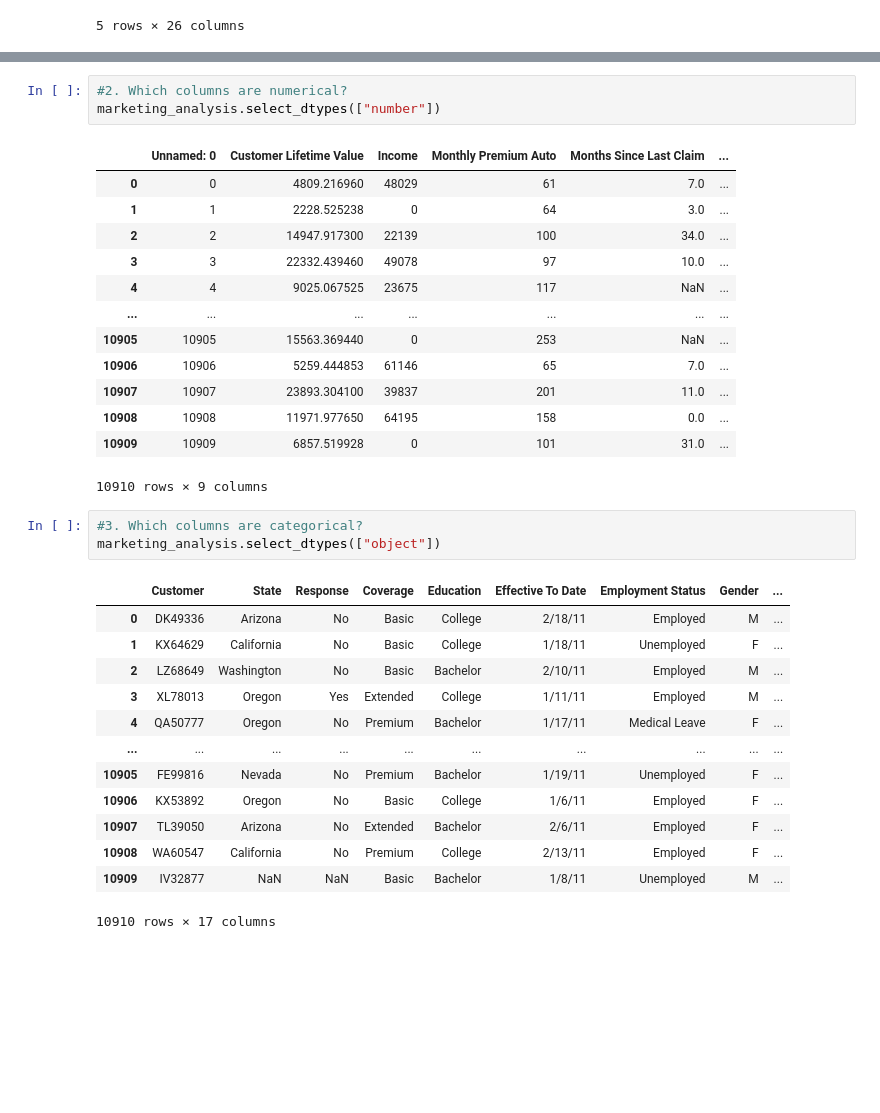
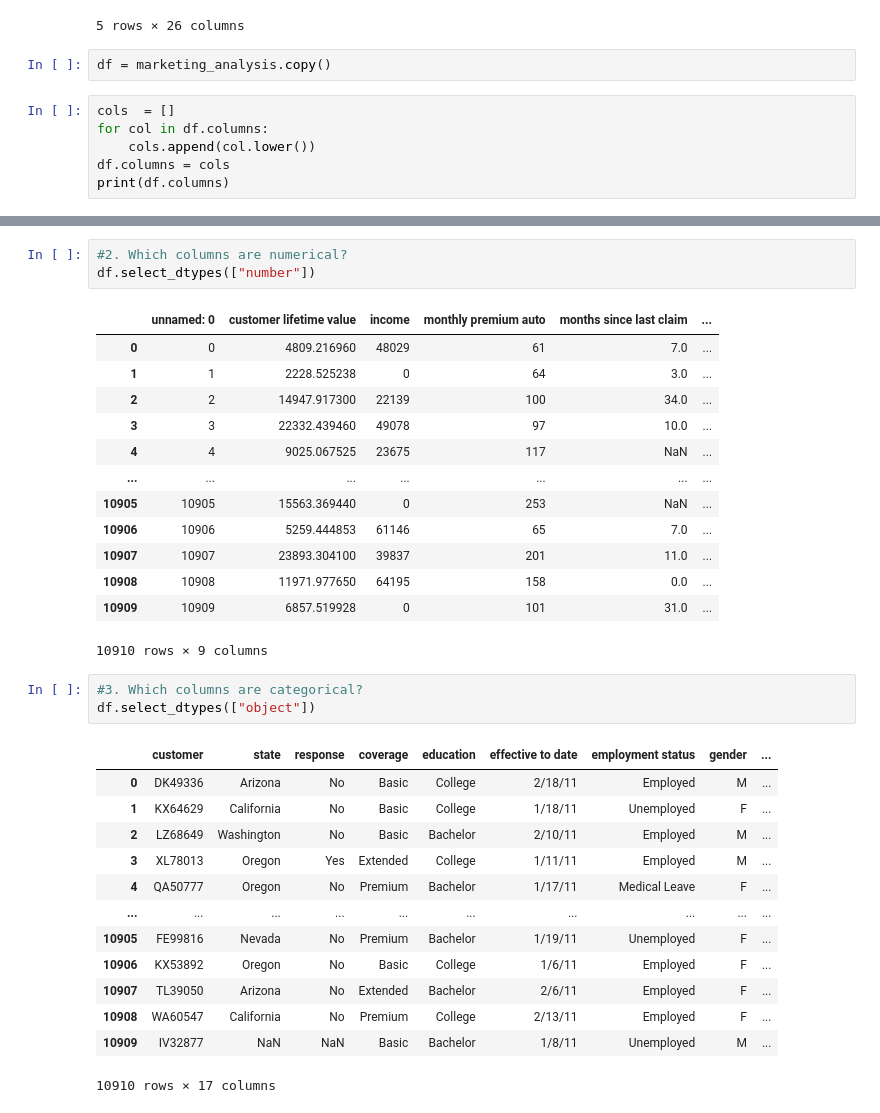
Before and after one commit to sorianom23/lab-customer-analysis-round-2, a Jupyter notebook: Lab-costumer-analysis-round-2.ipynb, the cells around one changed output, grey strips where cells are left out. Drawn from its saved outputs; the diff is of its cells as text; blank space fills up the shorter version.

```diff
--- a/Lab-costumer-analysis-round-2.ipynb
+++ b/Lab-costumer-analysis-round-2.ipynb
@@ -41,3 +41,11 @@ marketing_analysis.head()
 | 3 | 3 | XL78013 | Oregon | 22332.439460 | Yes | Extended | College | 1/11/11 | ... |
 | 4 | 4 | QA50777 | Oregon | 9025.067525 | No | Premium | Bachelor | 1/17/11 | ... |
 5 rows × 26 columns
+# %%
+df = marketing_analysis.copy()
+# %%
+cols  = []
+for col in df.columns:
+    cols.append(col.lower())
+df.columns = cols
+print(df.columns)
@@ -63,9 +81,9 @@ dtypes: float64(4), int64(5), object(17)
 memory usage: 2.2+ MB
 # %%
 #2. Which columns are numerical?
-marketing_analysis.select_dtypes(["number"])
+df.select_dtypes(["number"])
 # %% [output]
-|  | Unnamed: 0 | Customer Lifetime Value | Income | Monthly Premium Auto | Months Since Last Claim | ... |
+|  | unnamed: 0 | customer lifetime value | income | monthly premium auto | months since last claim | ... |
 | 0 | 0 | 4809.216960 | 48029 | 61 | 7.0 | ... |
 | 1 | 1 | 2228.525238 | 0 | 64 | 3.0 | ... |
 | 2 | 2 | 14947.917300 | 22139 | 100 | 34.0 | ... |
@@ -80,9 +98,9 @@ marketing_analysis.select_dtypes(["number"])
 10910 rows × 9 columns
 # %%
 #3. Which columns are categorical?
-marketing_analysis.select_dtypes(["object"])
+df.select_dtypes(["object"])
 # %% [output]
-|  | Customer | State | Response | Coverage | Education | Effective To Date | Employment Status | Gender | ... |
+|  | customer | state | response | coverage | education | effective to date | employment status | gender | ... |
 | 0 | DK49336 | Arizona | No | Basic | College | 2/18/11 | Employed | M | ... |
 | 1 | KX64629 | California | No | Basic | College | 1/18/11 | Unemployed | F | ... |
 | 2 | LZ68649 | Washington | No | Basic | Bachelor | 2/10/11 | Employed | M | ... |
```
Also changed, not shown: parts of 13 cells of this notebook.
